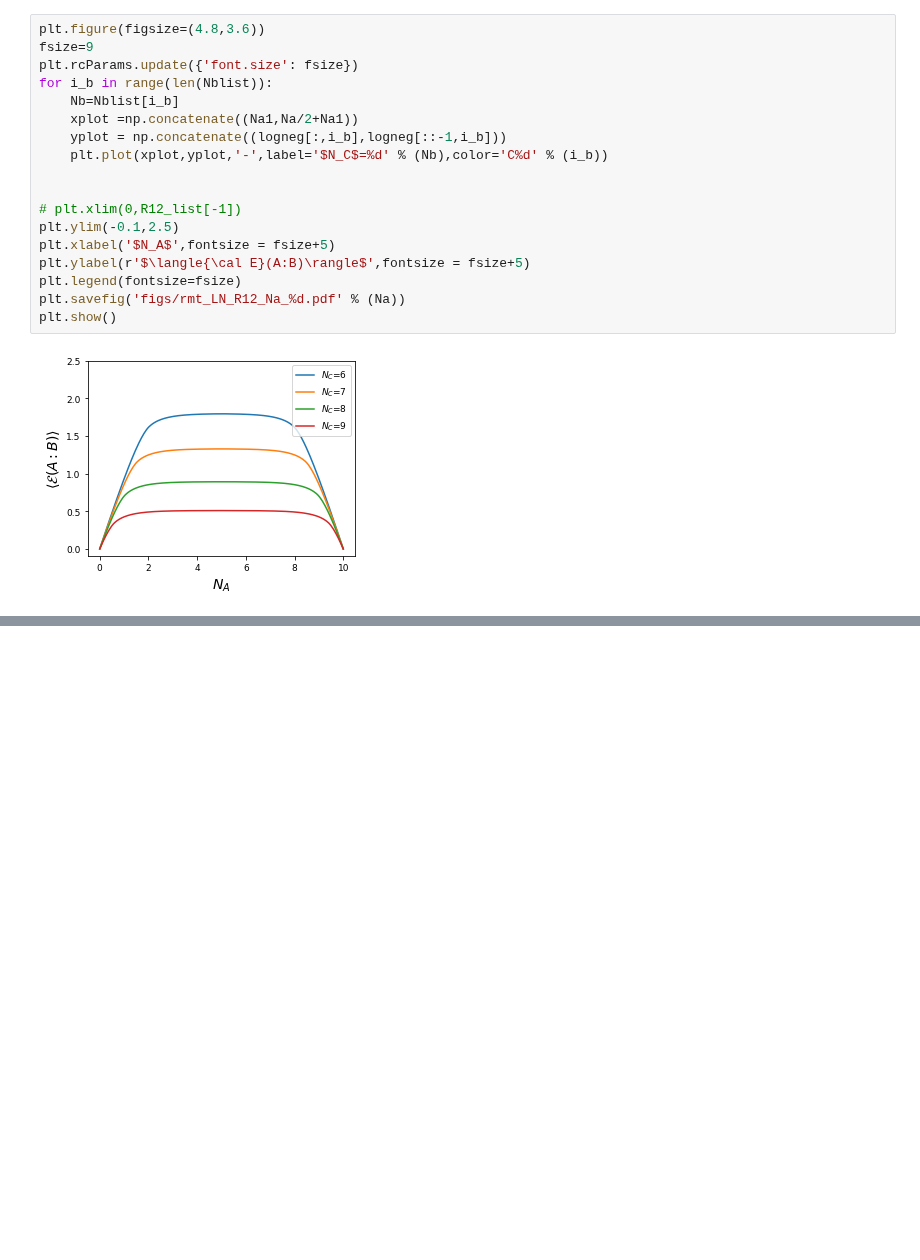
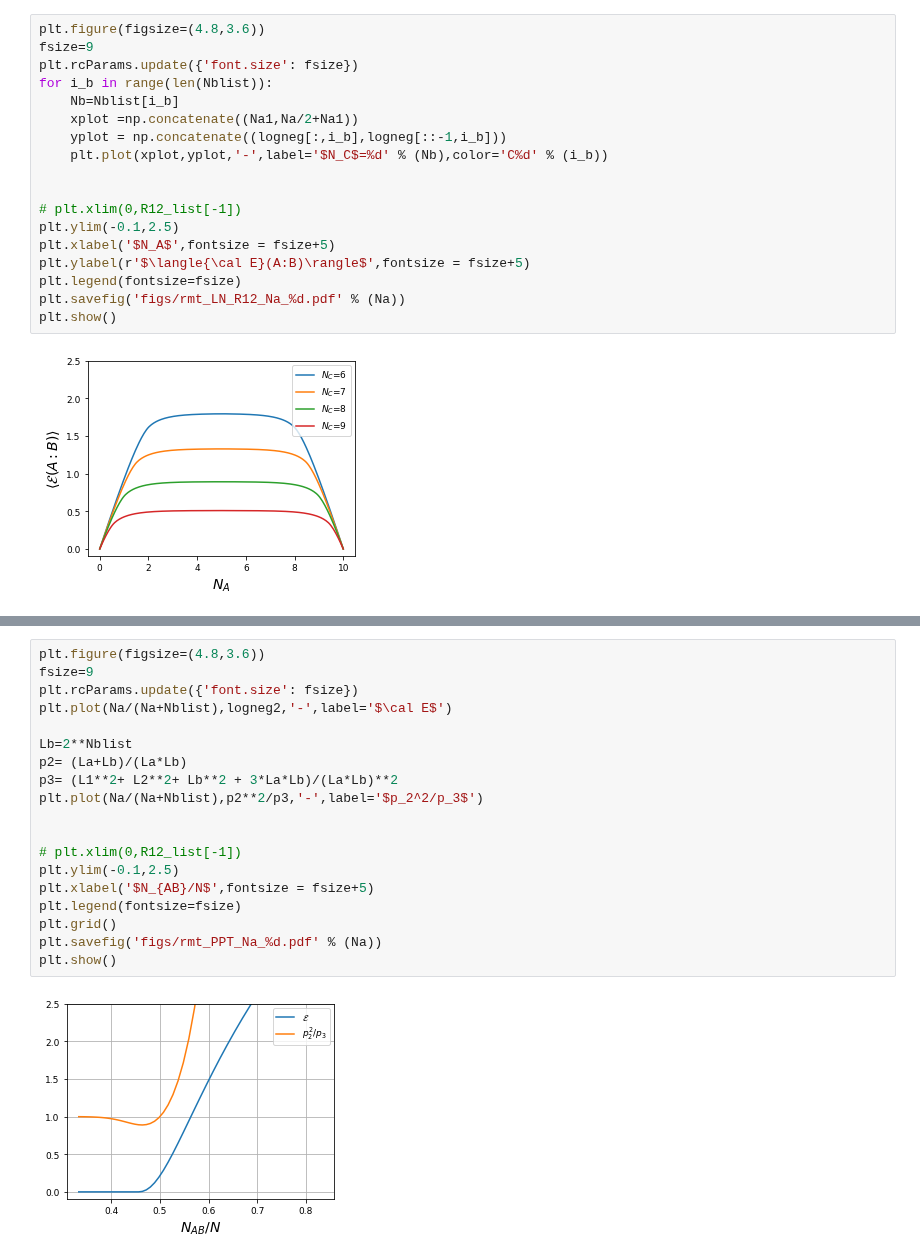
Before and after one commit to hassan-shap/RMT, a Jupyter notebook: experiment.ipynb, the cells around one changed output, grey strips where cells are left out. Cells and saved outputs as stored; diff of their text form; blank space fills up the shorter version.

```diff
--- a/experiment.ipynb
+++ b/experiment.ipynb
@@ -215,0 +247,21 @@ plt.show()
+# %%
+plt.figure(figsize=(4.8,3.6))
+fsize=9
+plt.rcParams.update({'font.size': fsize})
+plt.plot(Na/(Na+Nblist),logneg2,'-',label='$\cal E$')
+
+Lb=2**Nblist
+p2= (La+Lb)/(La*Lb)
+p3= (L1**2+ L2**2+ Lb**2 + 3*La*Lb)/(La*Lb)**2
+plt.plot(Na/(Na+Nblist),p2**2/p3,'-',label='$p_2^2/p_3$')
+
+
+# plt.xlim(0,R12_list[-1])
+plt.ylim(-0.1,2.5)
+plt.xlabel('$N_{AB}/N$',fontsize = fsize+5)
+plt.legend(fontsize=fsize)
+plt.grid()
+plt.savefig('figs/rmt_PPT_Na_%d.pdf' % (Na))
+plt.show()
+# %% [output]
+[figure, added]
```
Also changed, not shown: parts of 2 cells of this notebook, 2 other files.
